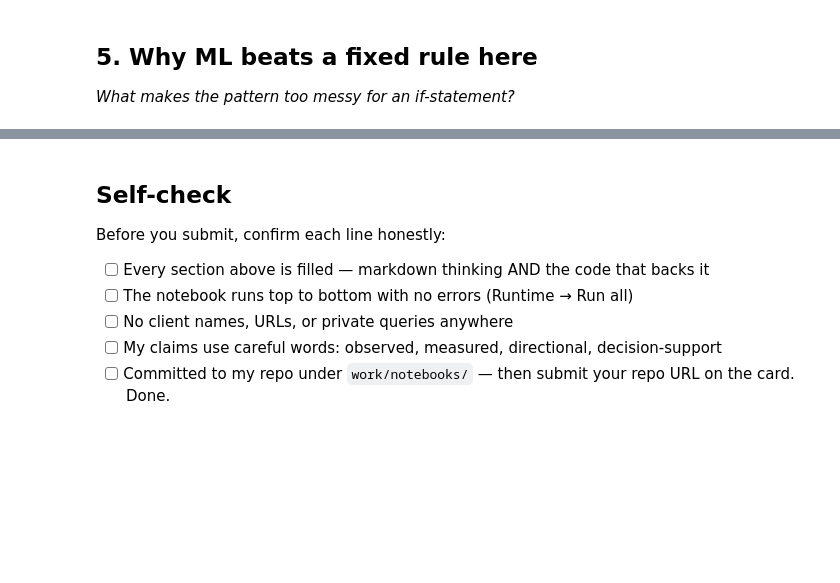
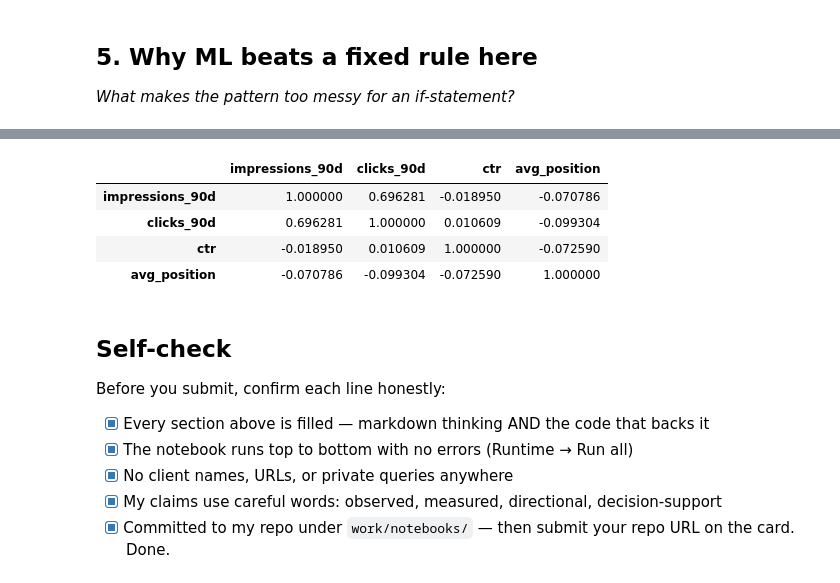
Before and after one commit to Sgln24/flyrank-ml-internship-w1, a Jupyter notebook: work/notebooks/w02_ml_task_framing.ipynb, the cells around one changed output, grey strips where cells are left out. Saved outputs shown, nothing was run; the diff lists cells and outputs as text; code cells hidden in the pictures; blank space fills up the shorter version.

```diff
--- a/work/notebooks/w02_ml_task_framing.ipynb
+++ b/work/notebooks/w02_ml_task_framing.ipynb
@@ -41,13 +125,24 @@ This skeleton is yours to fill. Work the sections **in order** — each one has
 # %%
 # This cell is for CODE (numbers, a query, a check).
 # Write your text answer in the cell ABOVE this one — typing sentences here breaks Run All.
+
+
+df[
+    ["impressions_90d", "clicks_90d", "ctr", "avg_position"]
+].corr()
+# %% [output]
+|  | impressions_90d | clicks_90d | ctr | avg_position |
+| impressions_90d | 1.000000 | 0.696281 | -0.018950 | -0.070786 |
+| clicks_90d | 0.696281 | 1.000000 | 0.010609 | -0.099304 |
+| ctr | -0.018950 | 0.010609 | 1.000000 | -0.072590 |
+| avg_position | -0.070786 | -0.099304 | -0.072590 | 1.000000 |
 # %% [markdown]
 ## Self-check
 
 Before you submit, confirm each line honestly:
 
-- [ ] Every section above is filled — markdown thinking AND the code that backs it
-- [ ] The notebook runs top to bottom with no errors (Runtime → Run all)
-- [ ] No client names, URLs, or private queries anywhere
-- [ ] My claims use careful words: observed, measured, directional, decision-support
-- [ ] Committed to my repo under `work/notebooks/` — then submit your repo URL on the card. Done.
+- [x] Every section above is filled — markdown thinking AND the code that backs it
+- [x] The notebook runs top to bottom with no errors (Runtime → Run all)
+- [x] No client names, URLs, or private queries anywhere
+- [x] My claims use careful words: observed, measured, directional, decision-support
+- [x] Committed to my repo under `work/notebooks/` — then submit your repo URL on the card. Done.
```
Also changed, not shown: parts of 10 cells of this notebook.
